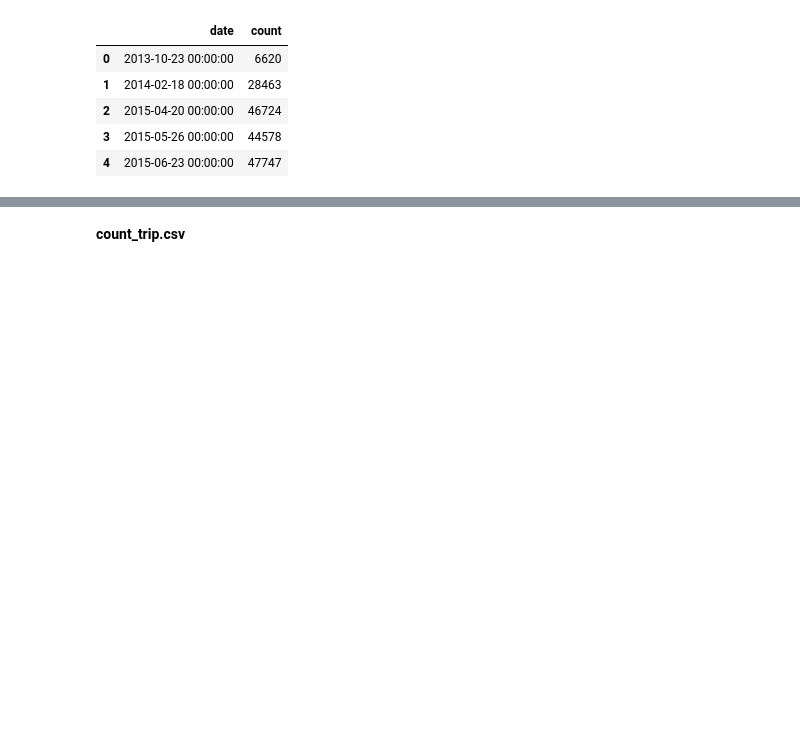
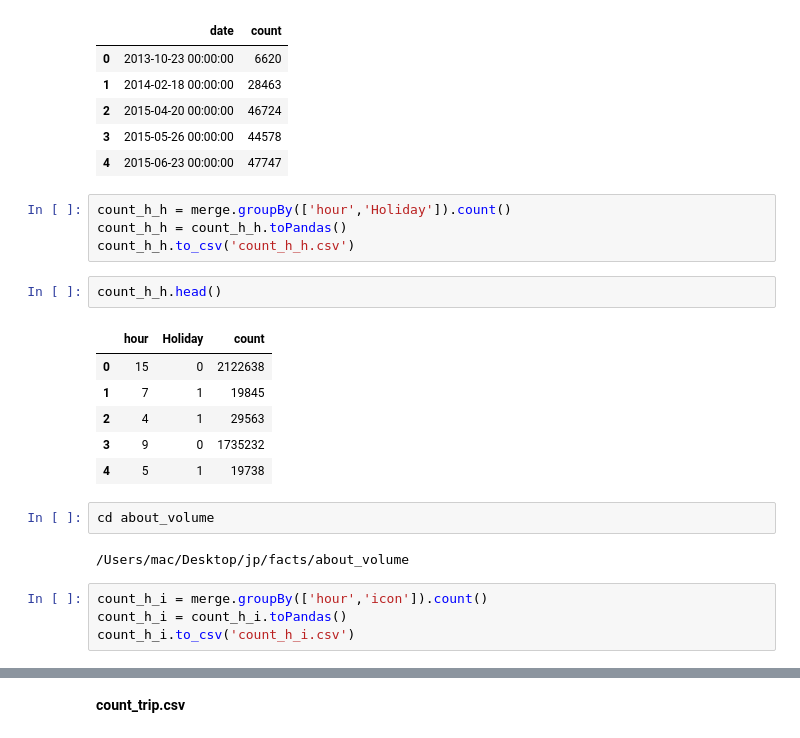
Before and after one commit to MiyainNYC/PySpark-Data-Challenge, a Jupyter notebook: EDA_PySpark.ipynb, the cells around one changed output, grey strips where cells are left out. Drawn from its saved outputs; the diff is of its cells as text; blank space fills up the shorter version.

```diff
--- a/EDA_PySpark.ipynb
+++ b/EDA_PySpark.ipynb
@@ -181,3 +167,24 @@ count_trip_date.head()
 | 2 | 2015-04-20 00:00:00 | 46724 |
 | 3 | 2015-05-26 00:00:00 | 44578 |
 | 4 | 2015-06-23 00:00:00 | 47747 |
+# %%
+count_h_h = merge.groupBy(['hour','Holiday']).count()
+count_h_h = count_h_h.toPandas()
+count_h_h.to_csv('count_h_h.csv')
+# %%
+count_h_h.head()
+# %% [output]
+|  | hour | Holiday | count |
+| 0 | 15 | 0 | 2122638 |
+| 1 | 7 | 1 | 19845 |
+| 2 | 4 | 1 | 29563 |
+| 3 | 9 | 0 | 1735232 |
+| 4 | 5 | 1 | 19738 |
+# %%
+cd about_volume
+# %% [output]
+/Users/mac/Desktop/jp/facts/about_volume
+# %%
+count_h_i = merge.groupBy(['hour','icon']).count()
+count_h_i = count_h_i.toPandas()
+count_h_i.to_csv('count_h_i.csv')
```
Also changed, not shown: parts of 14 cells of this notebook.
